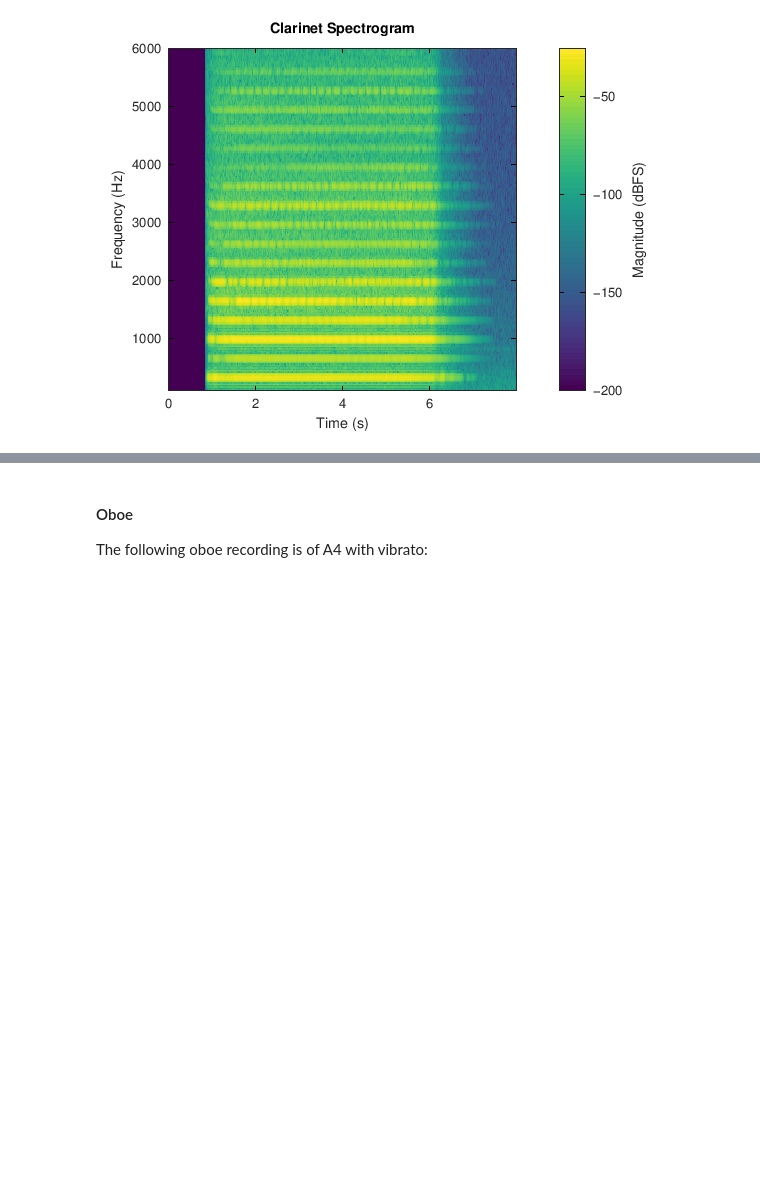
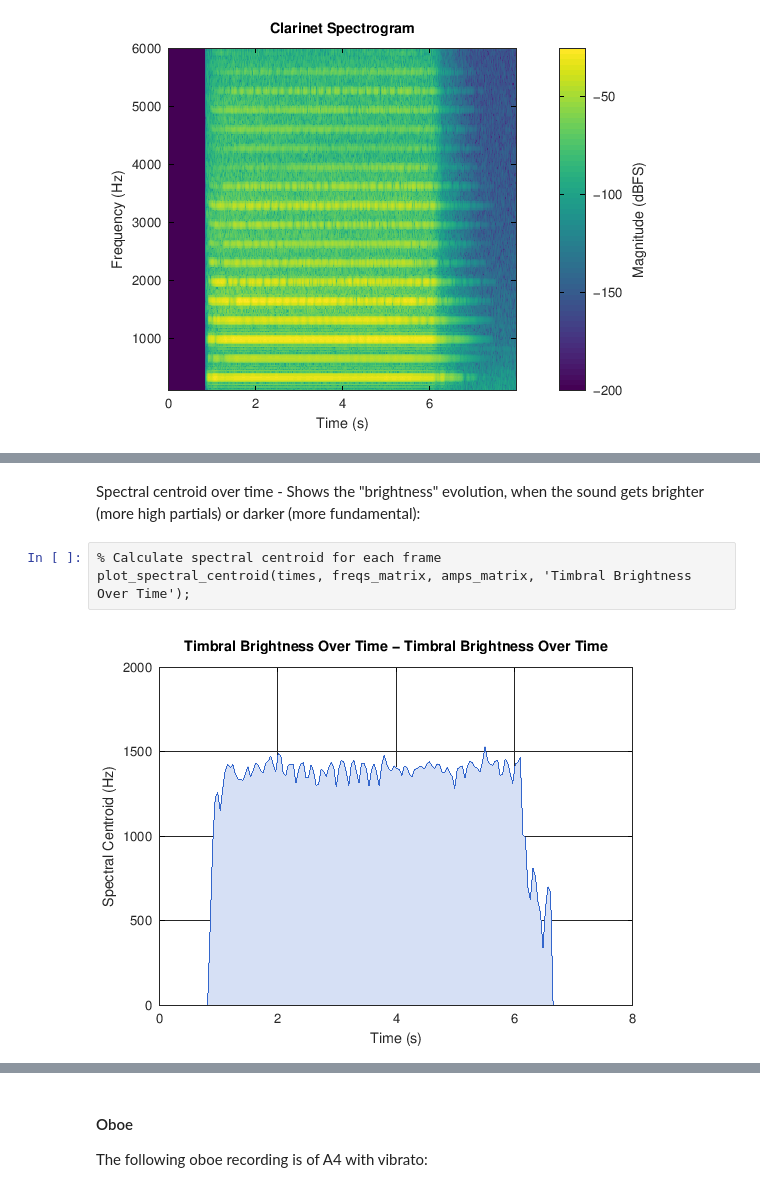
Before and after one commit to calyau/octave-notebooks, a Jupyter notebook: data/audio-dsp-and-spectralism.ipynb, the cells around one changed output, grey strips where cells are left out. Cells and saved outputs as stored; diff of their text form; blank space fills up the shorter version.

```diff
--- a/data/audio-dsp-and-spectralism.ipynb
+++ b/data/audio-dsp-and-spectralism.ipynb
@@ -119,0 +203,7 @@ plot_spectrogram(y, fs, 'Clarinet Spectrogram');
+# %% [markdown]
+Spectral centroid over time - Shows the "brightness" evolution, when the sound gets brighter (more high partials) or darker (more fundamental):
+# %%
+% Calculate spectral centroid for each frame
+plot_spectral_centroid(times, freqs_matrix, amps_matrix, 'Timbral Brightness Over Time');
+# %% [output]
+[figure, added]
```
Also changed, not shown: parts of 20 cells of this notebook, 1 other file.
